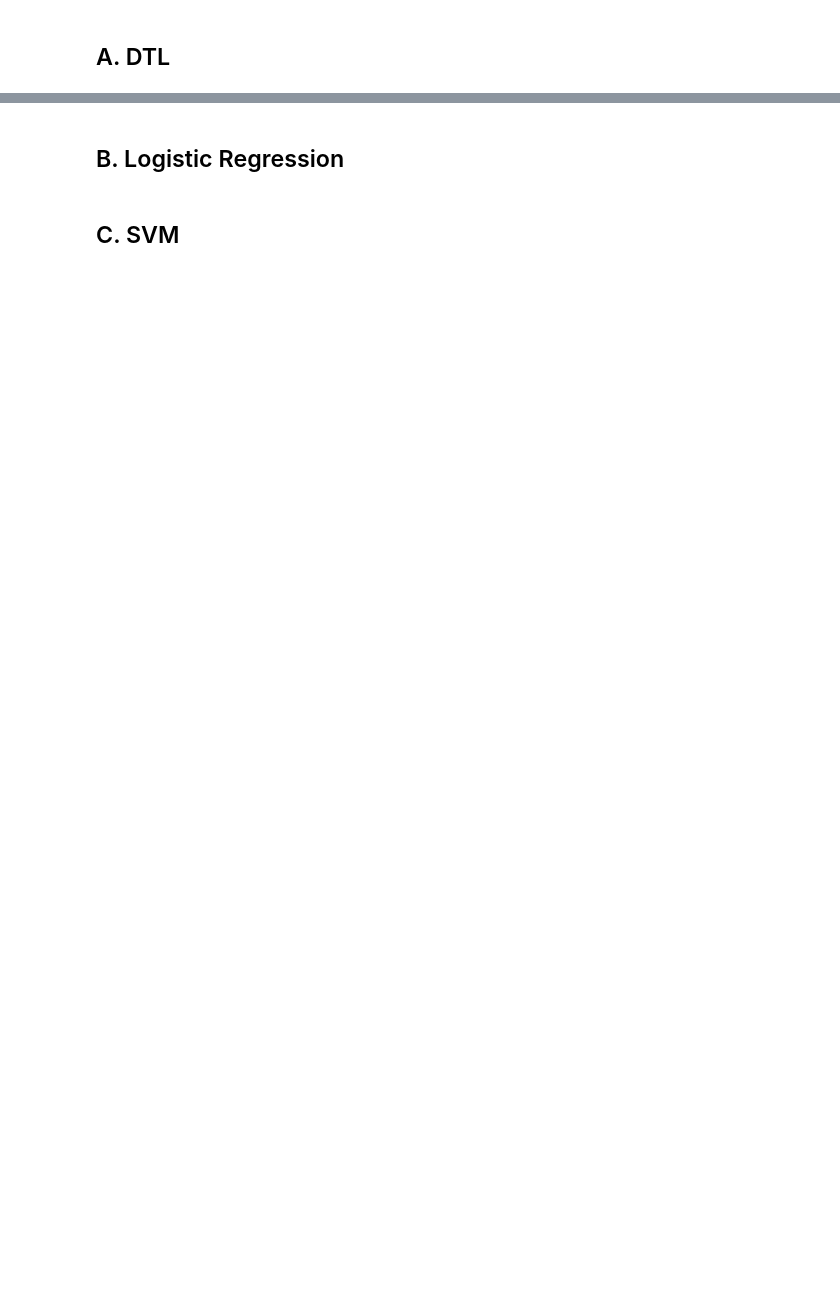
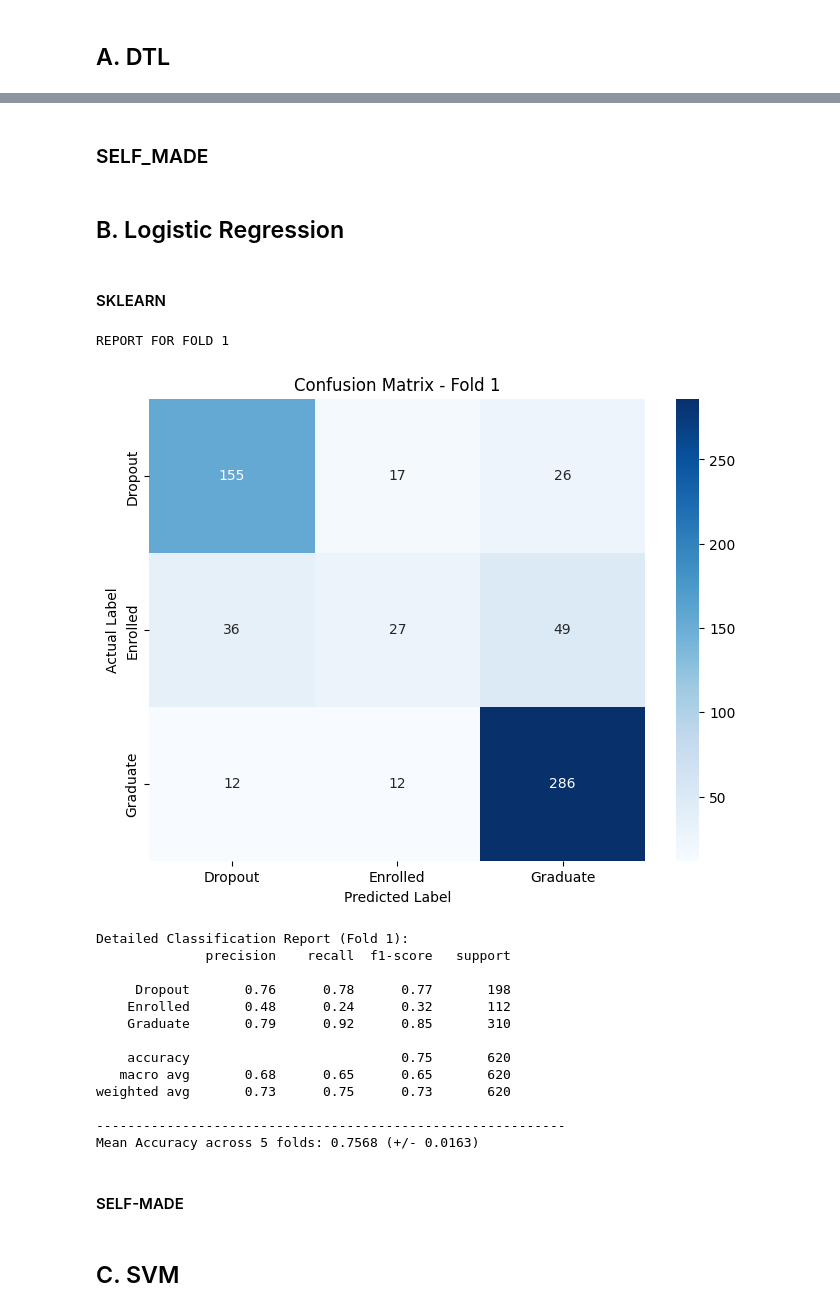
Before and after one commit to salmaanhaniif/AI_Tubes2_MachineLearningn-t, a Jupyter notebook: src/notebook.ipynb, the cells around one changed output, grey strips where cells are left out. Saved outputs shown, nothing was run; the diff lists cells and outputs as text; code cells hidden in the pictures; blank space fills up the shorter version.

```diff
--- a/src/notebook.ipynb
+++ b/src/notebook.ipynb
@@ -342,2 +946,4 @@ Modelling is the process of building your own machine learning models to solve s
+# %% [markdown]
+### SELF_MADE
 # %% [markdown]
 ## B. Logistic Regression
@@ -346,2 +950,27 @@ Modelling is the process of building your own machine learning models to solve s
+# %% [markdown]
+#### SKLEARN
+# %%
+from sklearn.linear_model import LogisticRegression
+lr_model = LogisticRegression()
+
+kFold_Validating(lr_model, X_pca_df, y, folds=5, showfold=1)
+# %% [output]
+REPORT FOR FOLD 1
+[figure, added]
+Detailed Classification Report (Fold 1):
+              precision    recall  f1-score   support
+
+     Dropout       0.76      0.78      0.77       198
+    Enrolled       0.48      0.24      0.32       112
+    Graduate       0.79      0.92      0.85       310
+
+    accuracy                           0.75       620
+   macro avg       0.68      0.65      0.65       620
+weighted avg       0.73      0.75      0.73       620
+
+------------------------------------------------------------
+Mean Accuracy across 5 folds: 0.7568 (+/- 0.0163)
+# %% [markdown]
+#### SELF-MADE
 # %% [markdown]
 ## C. SVM
```
Also changed, not shown: parts of 90 cells of this notebook, 1 other file.
